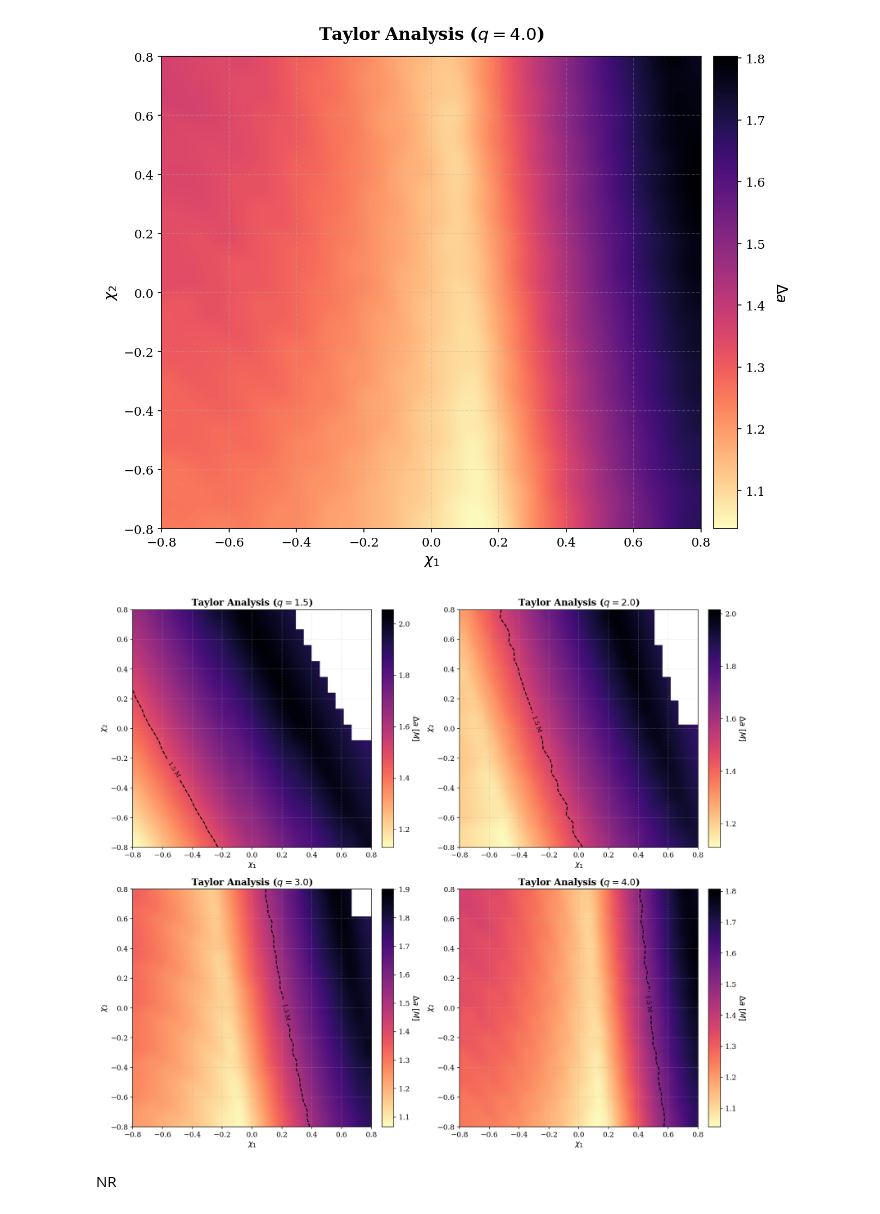
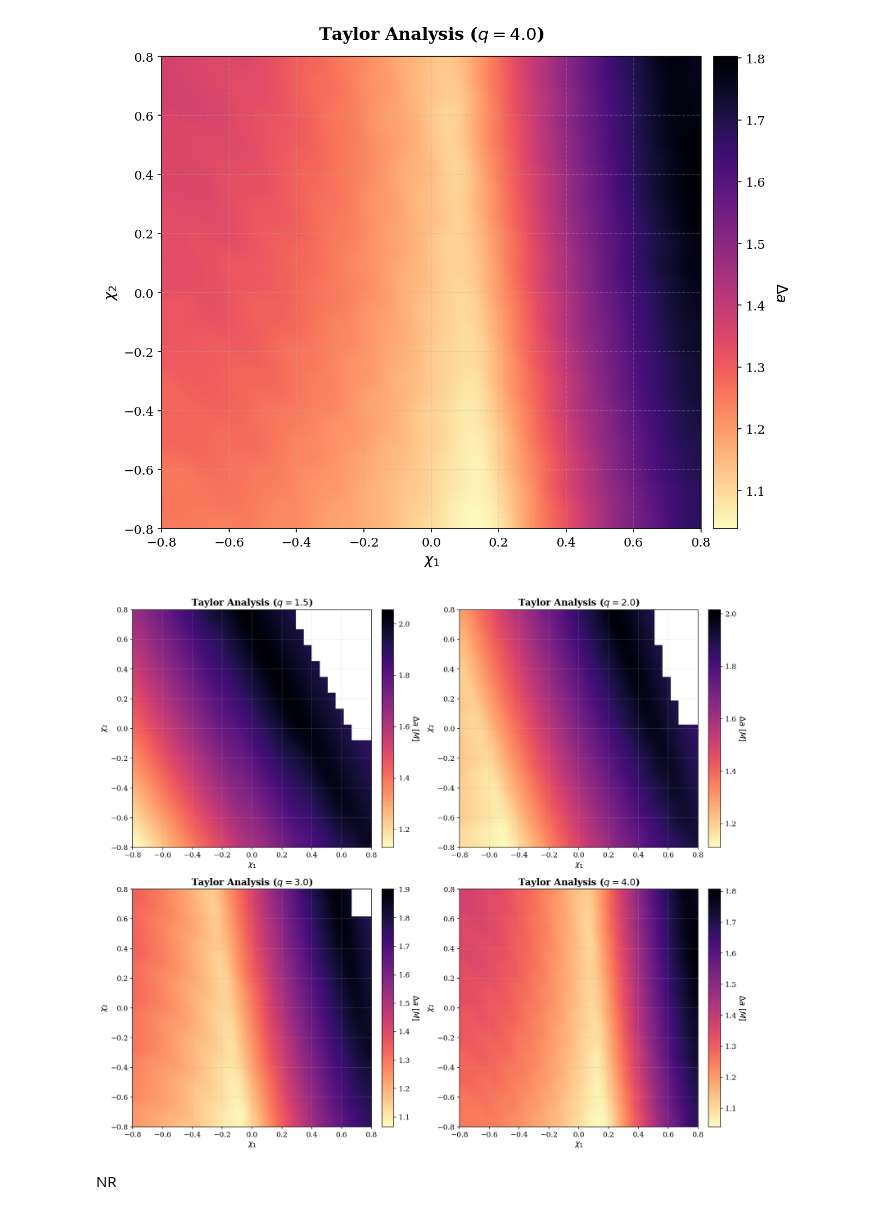
Before and after one commit to giacomobrugali/Entropy-conjecture, a Jupyter notebook: Entropy-conjecture/Newtonian_analysis/Aligned_spin.ipynb, the cells around one changed output. Cells and saved outputs as stored; diff of their text form; code cells hidden in the pictures.

```diff
--- a/Entropy-conjecture/Newtonian_analysis/Aligned_spin.ipynb
+++ b/Entropy-conjecture/Newtonian_analysis/Aligned_spin.ipynb
@@ -931,7 +931,7 @@ Padè
 q_padè = 4
 a_padè = np.linspace(30.0, 5.0, 10000)
 
-n_points_p = 10
+n_points_p = 30
 chi_range_p = np.linspace(-0.8, 0.8, n_points_p)
 chi1_grid_p, chi2_grid_p = np.meshgrid(chi_range_p, chi_range_p)
 delta_r_matrix = np.full_like(chi1_grid_p, np.nan)
@@ -1071,8 +1071,8 @@ for idx, q_val in enumerate(q_values):
 
     cbar = fig.colorbar(im, ax=ax, fraction=0.046, pad=0.04)
     cbar.set_label(r'$\Delta a \ [M]$', rotation=270, labelpad=15)
-    contours = ax.contour(chi1_grid_p, chi2_grid_p, masked_matrix, levels=[0.3, 0.5, 1.0],
-                          colors=['white', 'black'], linestyles=['-', '--'], linewidths=1.5)
+    #contours = ax.contour(chi1_grid_p, chi2_grid_p, masked_matrix, levels=[0.3, 0.5, 1.0],
+    #                      colors=['white', 'black'], linestyles=['-', '--'], linewidths=1.5)
     ax.clabel(contours, inline=True, fontsize=9, fmt='%.1f M')
     ax.set_xlabel(r'$\chi_1$')
     ax.set_ylabel(r'$\chi_2$')
@@ -1209,33 +1209,33 @@ for q_val in q_values:
 # %%
 plt.rcParams.update({
     "font.family": "serif",
     "axes.labelsize": 12,
     "axes.titlesize": 14,
 })
 
 fig, axes = plt.subplots(nrows=2, ncols=2, figsize=(14, 12), dpi=150)
 axes = axes.flatten()
 
 for idx, q_val in enumerate(q_values):
     ax = axes[idx]
     matrix = results_dict_taylor[q_val]
     im = ax.imshow(matrix, origin='lower',
                    extent=[chi_range_t.min(), chi_range_t.max(), chi_range_t.min(), chi_range_t.max()],
                    cmap='magma_r', aspect='auto', interpolation='bicubic')
 
     cbar = fig.colorbar(im, ax=ax, fraction=0.046, pad=0.04)
     cbar.set_label(r'$\Delta a \ [M]$', rotation=270, labelpad=15)
-    contours = ax.contour(chi1_grid_t, chi2_grid_t, matrix, levels=[1.0, 1.5],
-                          colors=['white', 'black'], linestyles=['-', '--'], linewidths=1.5)
+    #contours = ax.contour(chi1_grid_t, chi2_grid_t, matrix, levels=[1.0, 1.5],
+    #                      colors=['white', 'black'], linestyles=['-', '--'], linewidths=1.5)
     ax.clabel(contours, inline=True, fontsize=9, fmt='%.1f M')
     ax.set_xlabel(r'$\chi_1$')
     ax.set_ylabel(r'$\chi_2$')
     ax.set_title(rf'Taylor Analysis ($q={q_val}$)', fontweight='bold')
 
 plt.tight_layout()
 plt.show()
 # %% [output]
-[figure, old version]
+[figure, new version]
 # %% [markdown]
 NR
 # %%
```
Also changed, not shown: parts of 2 cells of this notebook.
